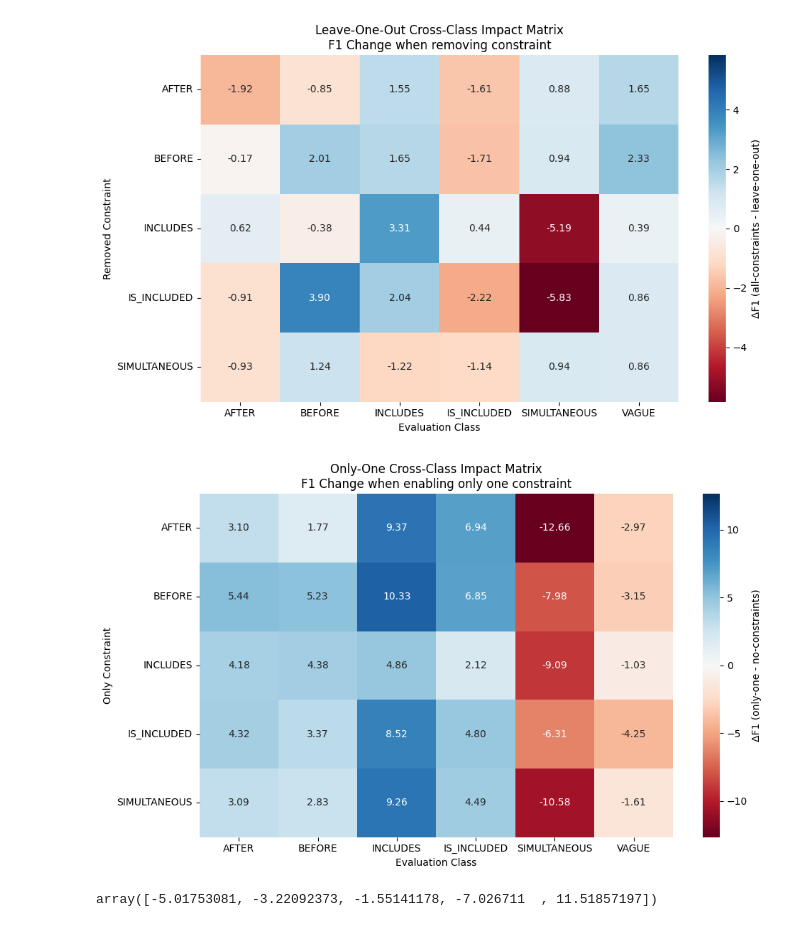
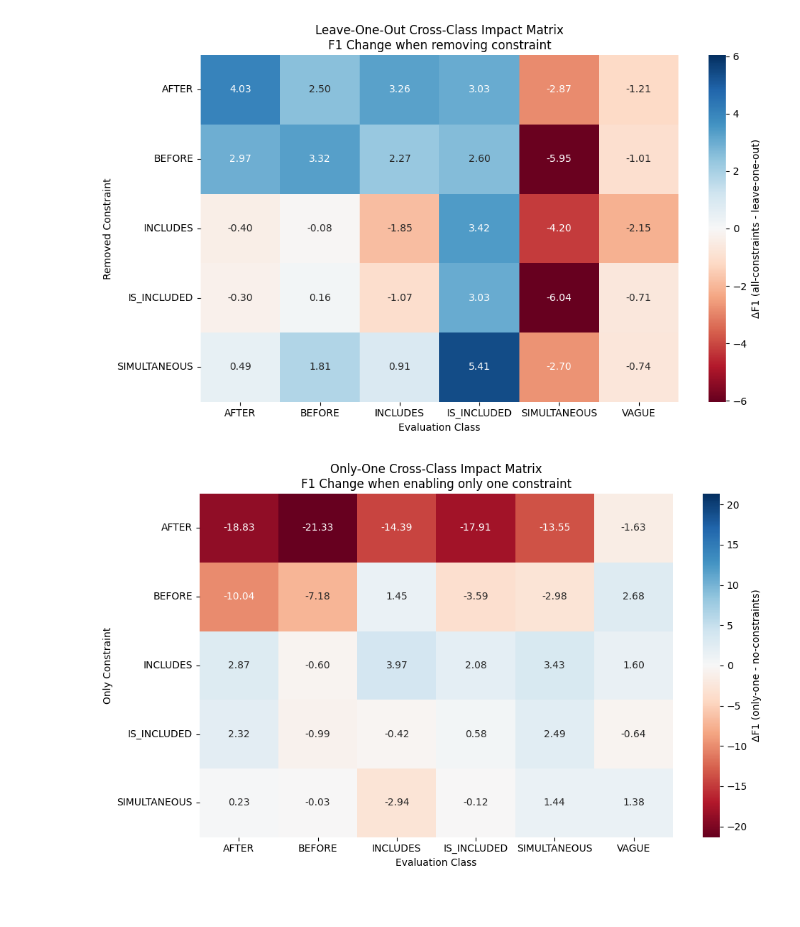
Before and after one commit to Velkymoss/SpaRTUNQChain, a Jupyter notebook: notebooks/ablation.ipynb, the cells around one changed output. Cells and saved outputs as stored; diff of their text form; code cells hidden in the pictures.

```diff
--- a/notebooks/ablation.ipynb
+++ b/notebooks/ablation.ipynb
@@ -51,0 +80,29 @@ augmented["augmented"] = [0.6407, 0.62, 0.4083, 0.4819, 0.3362, 0.6809]
+# %%
+cut_data = {}
+
+for rel in labels[0:5]:
+    scores = []
+    for seed in seeds:
+        path = f"../runs/cut_{rel}_seed_{seed}.out"
+        _, test_metrics = parse_training_log(path)
+        class_f1_scores = test_metrics["class_f1_scores"]
+        scores.append(np.array(list(class_f1_scores.values())))
+    cut_data[f"cut_{rel}"] = sum(scores) / len(seeds)
+
+cut_df = pd.DataFrame(cut_data, index=labels)
+cut_df.index.name = "class"
+# %%
+only_data = {}
+
+for rel in labels[0:5]:
+    scores = []
+    for seed in seeds:
+        path = f"../runs/only_{rel}_seed_{seed}.out"
+        _, test_metrics = parse_training_log(path)
+        class_f1_scores = test_metrics["class_f1_scores"]
+        scores.append(np.array(list(class_f1_scores.values())))
+    only_data[f"only_{rel}"] = sum(scores) / len(seeds)
+
+only_df = pd.DataFrame(only_data, index=labels)
+only_df.index.name = "class"
+only_df
@@ -52,13 +154,15 @@ augmented["augmented"] = [0.6407, 0.62, 0.4083, 0.4819, 0.3362, 0.6809]
 # %%
-diff_data = leave_out.copy()
+diff_data = cut_df.copy()
 
 for model in models:
-    diff_data[f"without_{model}"] = all_constraints["all_constraints"] - leave_out[f"without_{model}"]
+    diff_data[f"cut_{model}"] = general_data["constraints"] - cut_df[f"cut_{model}"]
 
-heatmap_data = diff_data.drop(columns=["class"]).T
+
+# heatmap_data = diff_data.drop(columns=["class"]).T
+heatmap_data = diff_data.drop(columns=["class"], errors='ignore').T
 heatmap_data.columns = labels
 
-heatmap_data.index = [idx.replace("without_", "").upper() for idx in heatmap_data.index]
+heatmap_data.index = [idx.replace("cut_", "").upper() for idx in heatmap_data.index]
 heatmap_data.columns = [col.upper() for col in heatmap_data.columns]
 
 heatmap_data = heatmap_data * 100
@@ -86,14 +190,14 @@ plt.title("Leave-One-Out Cross-Class Impact Matrix\nF1 Change when removing cons
 plt.tight_layout()
 plt.show()
 # %% [output]
-[figure, old version]
+[figure, new version]
 # %%
-diff_data = only_one.copy()
+diff_data = only_df.copy()
 
 for model in models:
-    diff_data[f"only_{model}"] = only_one[f"only_{model}"] - augmented["augmented"]
+    diff_data[f"only_{model}"] = only_df[f"only_{model}"] - general_data["augmented"]
 
-heatmap_data = diff_data.drop(columns=["class"]).T
+heatmap_data = diff_data.drop(columns=["class"], errors='ignore').T
 heatmap_data.columns = labels
 
 heatmap_data.index = [idx.replace("only_", "").upper() for idx in heatmap_data.index]
@@ -101,36 +205,31 @@ heatmap_data.columns = [col.upper() for col in heatmap_data.columns]
 
 heatmap_data = heatmap_data * 100
 
 diagonal_only_one = np.diag(heatmap_data.values)
 
 
 
 max_abs = np.abs(heatmap_data.values).max()
 
 
 plt.figure(figsize=(10, 6))
 sns.heatmap(
     heatmap_data,
     annot=True,
     fmt=".2f",
     cmap="RdBu",
     center=0,
     vmin=-max_abs,
     vmax=max_abs,
 
 
 
     cbar_kws={"label": "ΔF1 (only-one - no-constraints)"},
 )
 plt.xlabel("Evaluation Class")
 plt.ylabel("Only Constraint")
 plt.title("Only-One Cross-Class Impact Matrix\nF1 Change when enabling only one constraint")
 plt.tight_layout()
 plt.show()
 # %% [output]
-[figure, old version]
+[figure, new version]
-# %%
-diagonal_difference = diagonal_leave_out - diagonal_only_one
-diagonal_difference
-# %% [output]
-array([-5.01753081, -3.22092373, -1.55141178, -7.026711  , 11.51857197])
```
Also changed, not shown: parts of 10 cells of this notebook, 2 other files.
